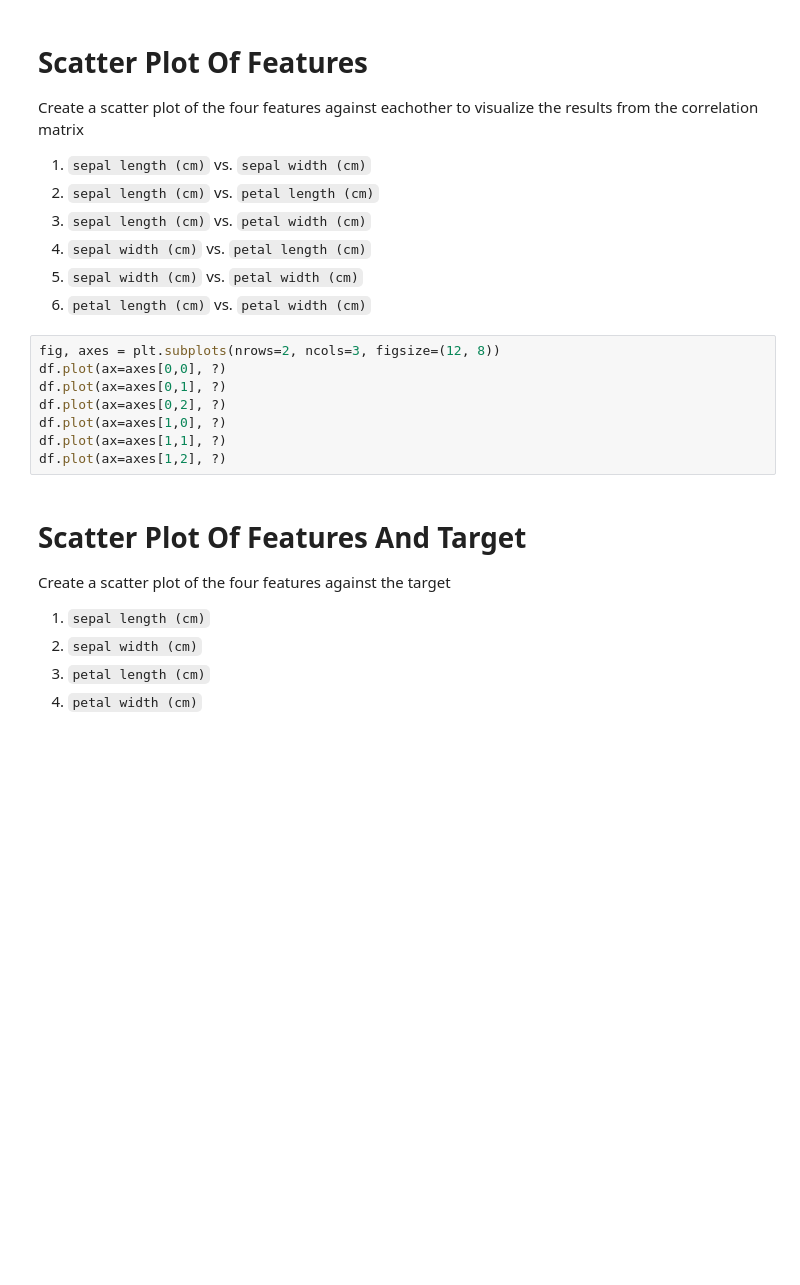
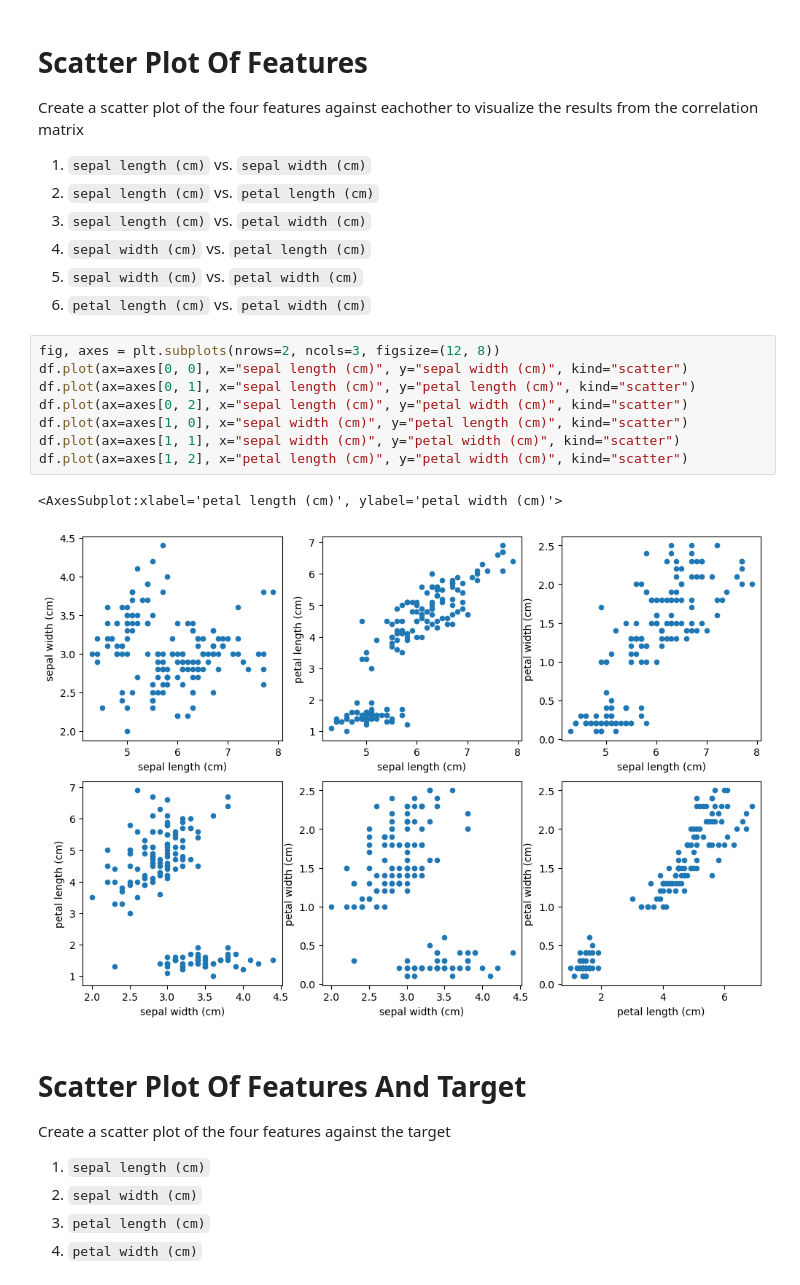
Before and after one commit to edidiongaligbe/cd0385-exercise-files, a Jupyter notebook: exploratory-data-analysis/concept4_iris_dataset/starter/04_exercise_starter.ipynb, the cells around one changed output. Cells and saved outputs as stored; diff of their text form; blank space fills up the shorter version.

```diff
--- a/exploratory-data-analysis/concept4_iris_dataset/starter/04_exercise_starter.ipynb
+++ b/exploratory-data-analysis/concept4_iris_dataset/starter/04_exercise_starter.ipynb
@@ -124,12 +124,15 @@ Create a scatter plot of the four features against eachother to visualize the re
 6. `petal length (cm)` vs. `petal width (cm)`
 # %%
 fig, axes = plt.subplots(nrows=2, ncols=3, figsize=(12, 8))
-df.plot(ax=axes[0,0], ?)
-df.plot(ax=axes[0,1], ?)
-df.plot(ax=axes[0,2], ?)
-df.plot(ax=axes[1,0], ?)
-df.plot(ax=axes[1,1], ?)
-df.plot(ax=axes[1,2], ?)
+df.plot(ax=axes[0, 0], x="sepal length (cm)", y="sepal width (cm)", kind="scatter")
+df.plot(ax=axes[0, 1], x="sepal length (cm)", y="petal length (cm)", kind="scatter")
+df.plot(ax=axes[0, 2], x="sepal length (cm)", y="petal width (cm)", kind="scatter")
+df.plot(ax=axes[1, 0], x="sepal width (cm)", y="petal length (cm)", kind="scatter")
+df.plot(ax=axes[1, 1], x="sepal width (cm)", y="petal width (cm)", kind="scatter")
+df.plot(ax=axes[1, 2], x="petal length (cm)", y="petal width (cm)", kind="scatter")
+# %% [output]
+<AxesSubplot:xlabel='petal length (cm)', ylabel='petal width (cm)'>
+[figure, added]
 # %% [markdown]
 # Scatter Plot Of Features And Target
 Create a scatter plot of the four features against the target
```
Also changed, not shown: parts of 1 cell of this notebook, 1 other file.
